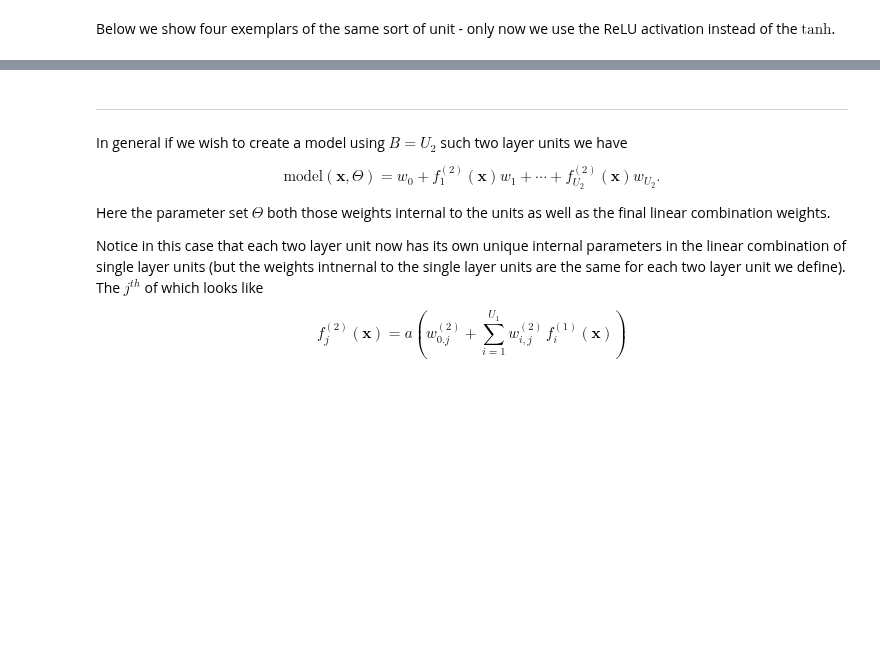
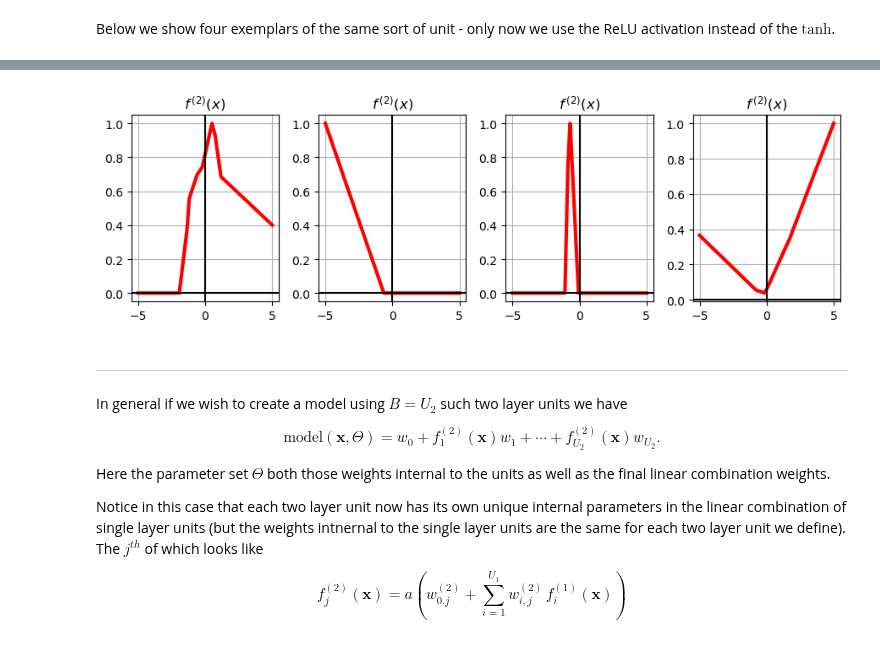
Before and after one commit to neonwatty/machine_learning_refined, a Jupyter notebook: notes/13_Multilayer_perceptrons/13_2_Multi_layer_perceptrons.ipynb, the cells around one changed output, grey strips where cells are left out. Saved outputs shown, nothing was run; the diff lists cells and outputs as text; code cells hidden in the pictures; blank space fills up the shorter version.

```diff
--- a/notes/13_Multilayer_perceptrons/13_2_Multi_layer_perceptrons.ipynb
+++ b/notes/13_Multilayer_perceptrons/13_2_Multi_layer_perceptrons.ipynb
@@ -251,7 +276,7 @@ Below we show four exemplars of the same sort of unit - only now we use the ReLU
 # %%
 # This code cell will not be shown in the HTML version of this notebook
 # import Draw_Bases class for visualizing various element types
-demo = nonlib.DrawBases.Visualizer()
+demo = DrawBases.Visualizer()
 
 # plot the first 4 elements of the polynomial basis
 demo.show_1d_net(num_layers = 2, activation = 'relu')
@@ -261,3 +284,4 @@ demo.show_1d_net(num_layers = 2, activation = 'relu')
+[figure, added]
 # %% [markdown]
 ---
 # %% [markdown]
```
Also changed, not shown: parts of 32 cells of this notebook, 34 other files.
